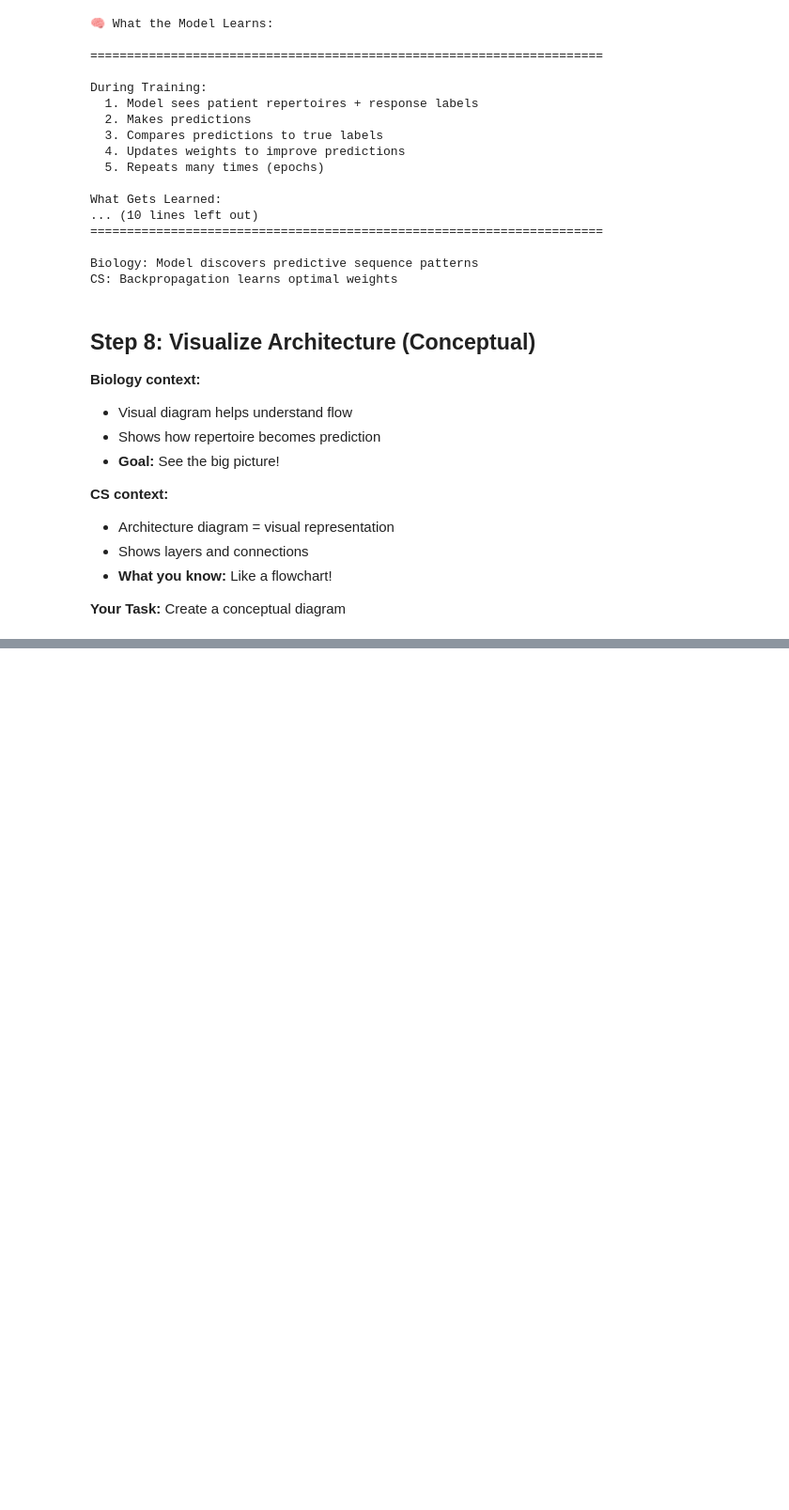
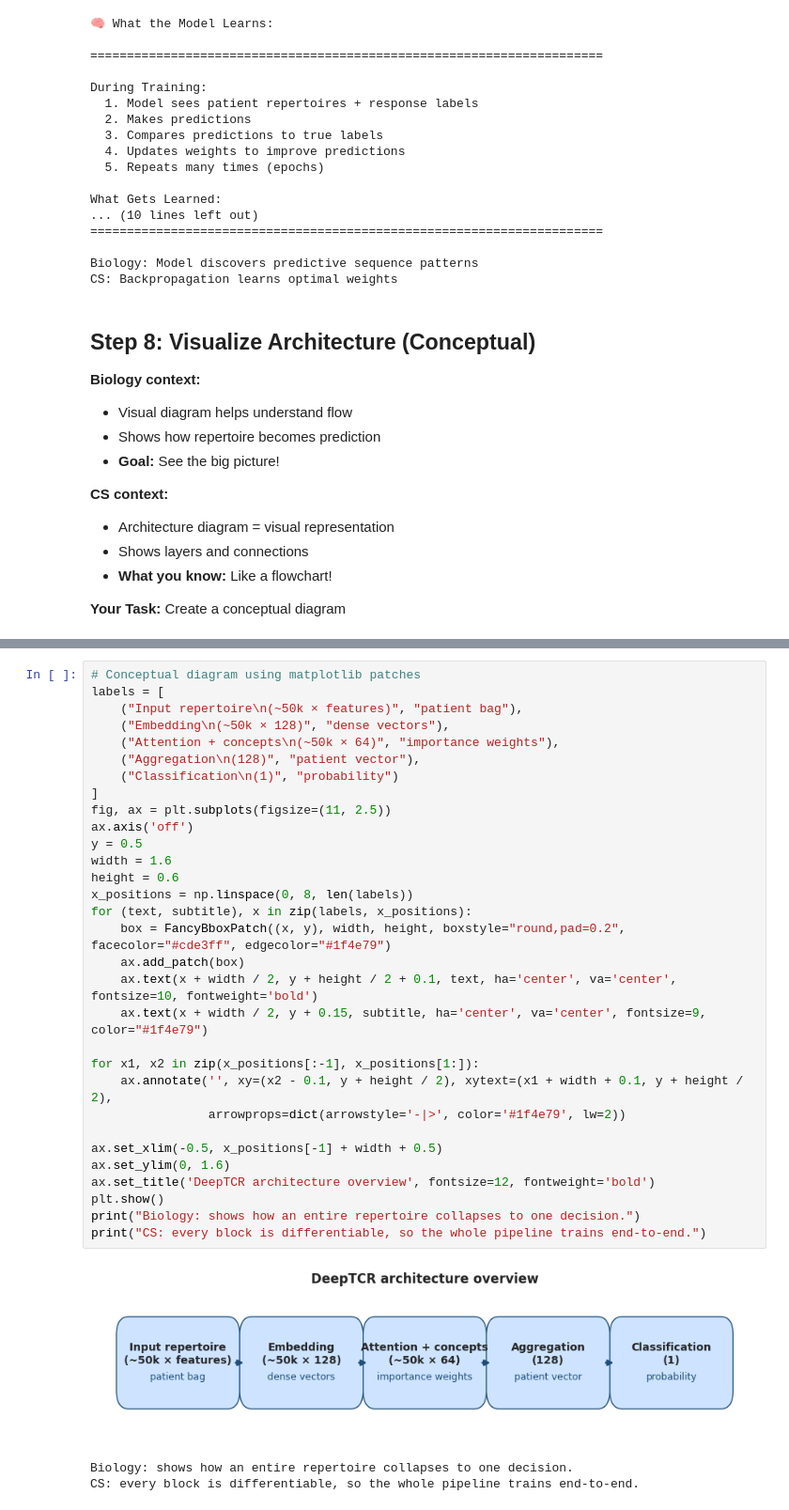
Before and after one commit to MateenahJAHAN/Deep-TCR---New-Implementation, a Jupyter notebook: Day_08.5_DeepTCR_Architecture/Day_08.5_DeepTCR_Architecture.executed.ipynb, the cells around one changed output, grey strips where cells are left out. Shown at 94% size. Drawn from its saved outputs; the diff is of its cells as text; blank space fills up the shorter version.

```diff
--- a/Day_08.5_DeepTCR_Architecture/Day_08.5_DeepTCR_Architecture.executed.ipynb
+++ b/Day_08.5_DeepTCR_Architecture/Day_08.5_DeepTCR_Architecture.executed.ipynb
@@ -1008,0 +830,35 @@ Write down:
+# %%
+# Conceptual diagram using matplotlib patches
+labels = [
+    ("Input repertoire\n(~50k × features)", "patient bag"),
+    ("Embedding\n(~50k × 128)", "dense vectors"),
+    ("Attention + concepts\n(~50k × 64)", "importance weights"),
+    ("Aggregation\n(128)", "patient vector"),
+    ("Classification\n(1)", "probability")
+]
+fig, ax = plt.subplots(figsize=(11, 2.5))
+ax.axis('off')
+y = 0.5
+width = 1.6
+height = 0.6
+x_positions = np.linspace(0, 8, len(labels))
+for (text, subtitle), x in zip(labels, x_positions):
+    box = FancyBboxPatch((x, y), width, height, boxstyle="round,pad=0.2", facecolor="#cde3ff", edgecolor="#1f4e79")
+    ax.add_patch(box)
+    ax.text(x + width / 2, y + height / 2 + 0.1, text, ha='center', va='center', fontsize=10, fontweight='bold')
+    ax.text(x + width / 2, y + 0.15, subtitle, ha='center', va='center', fontsize=9, color="#1f4e79")
+
+for x1, x2 in zip(x_positions[:-1], x_positions[1:]):
+    ax.annotate('', xy=(x2 - 0.1, y + height / 2), xytext=(x1 + width + 0.1, y + height / 2),
+                arrowprops=dict(arrowstyle='-|>', color='#1f4e79', lw=2))
+
+ax.set_xlim(-0.5, x_positions[-1] + width + 0.5)
+ax.set_ylim(0, 1.6)
+ax.set_title('DeepTCR architecture overview', fontsize=12, fontweight='bold')
+plt.show()
+print("Biology: shows how an entire repertoire collapses to one decision.")
+print("CS: every block is differentiable, so the whole pipeline trains end-to-end.")
+# %% [output]
+[figure, added]
+Biology: shows how an entire repertoire collapses to one decision.
+CS: every block is differentiable, so the whole pipeline trains end-to-end.
```
Also changed, not shown: parts of 11 cells of this notebook, 1 other file.
